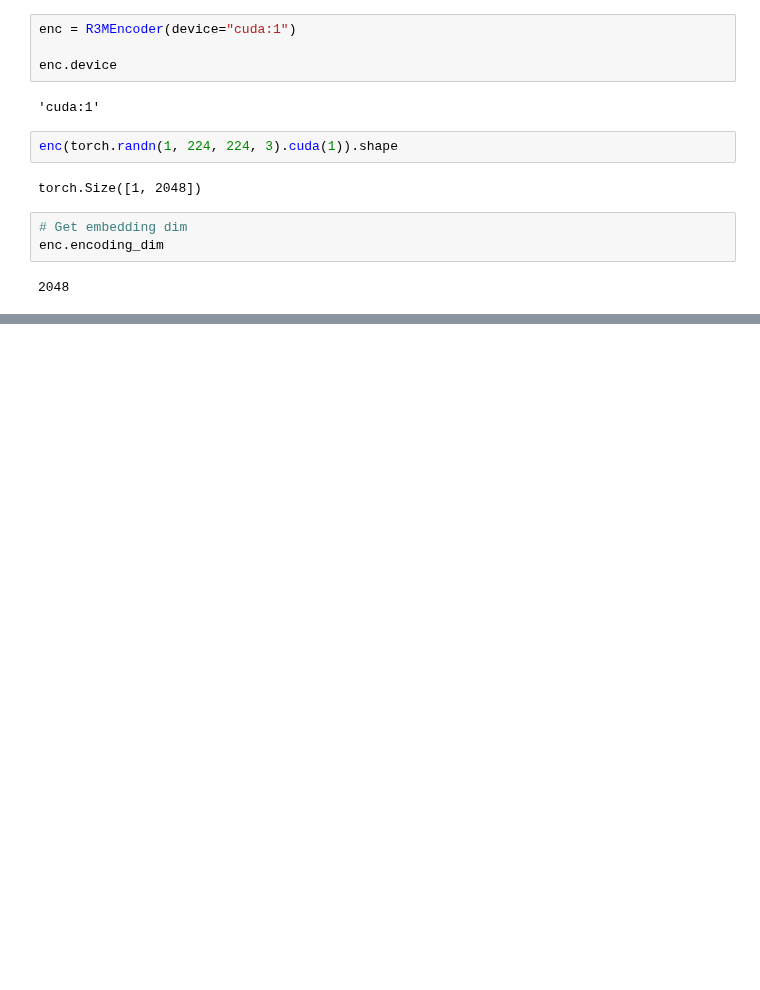
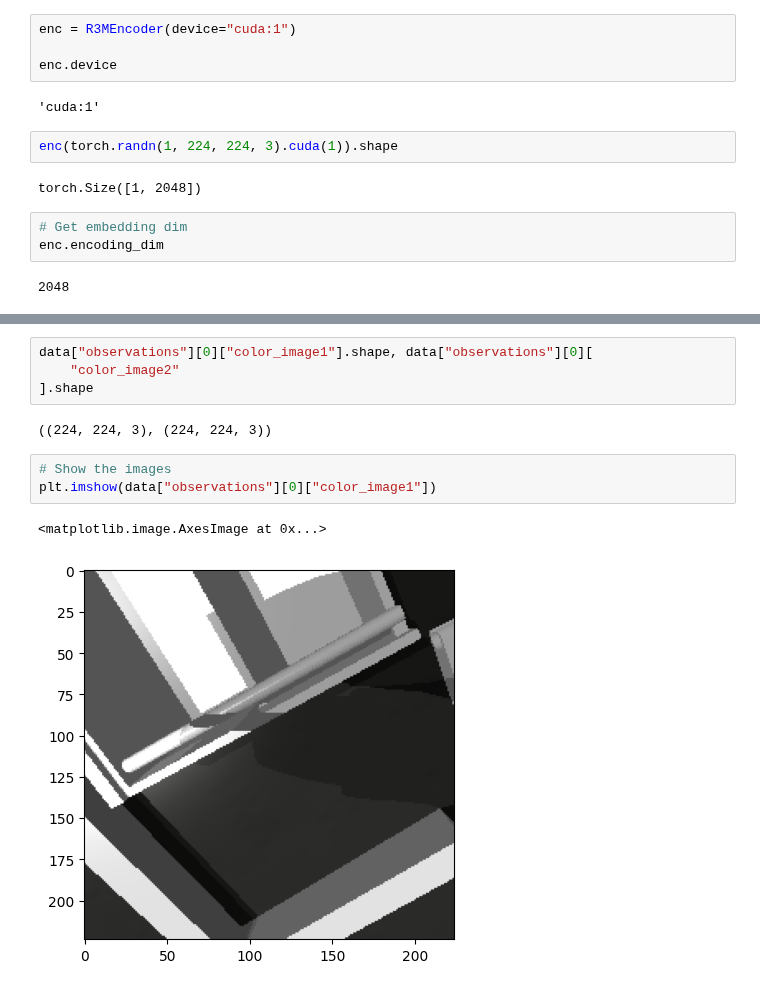
Before and after one commit to ankile/robust-rearrangement, a Jupyter notebook: notebooks/04_la_process_demos.ipynb, the cells around one changed output, grey strips where cells are left out. Cells and saved outputs as stored; diff of their text form; blank space fills up the shorter version.

Commit message:
Inspect cabinet demo data

```diff
--- a/notebooks/04_la_process_demos.ipynb
+++ b/notebooks/04_la_process_demos.ipynb
@@ -261,0 +282,12 @@ orignal_file = Path(os.environ['FURNITURE_DATA_DIR']) / "processed" / "sim" / "i
+# %%
+data["observations"][0]["color_image1"].shape, data["observations"][0][
+    "color_image2"
+].shape
+# %% [output]
+((224, 224, 3), (224, 224, 3))
+# %%
+# Show the images
+plt.imshow(data["observations"][0]["color_image1"])
+# %% [output]
+<matplotlib.image.AxesImage at 0x...>
+[figure, added]
```
Also changed, not shown: parts of 7 cells of this notebook, 2 other files.
